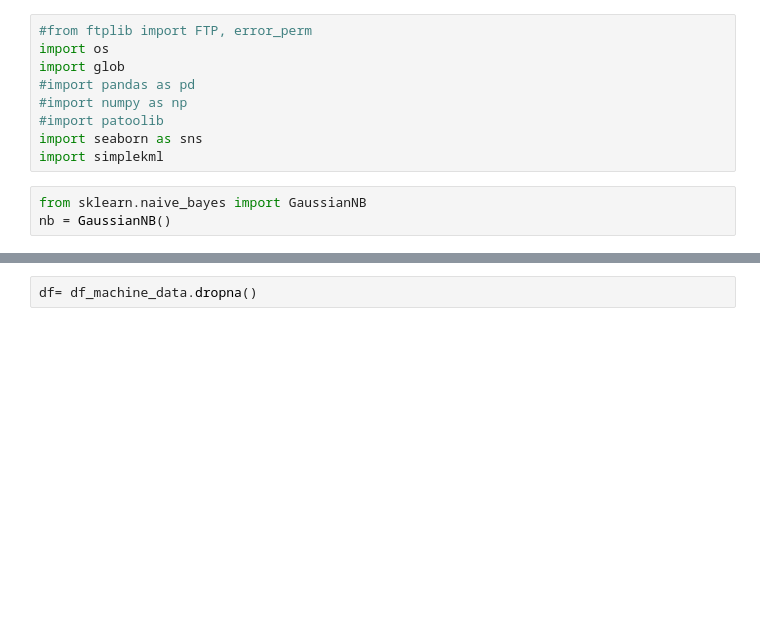
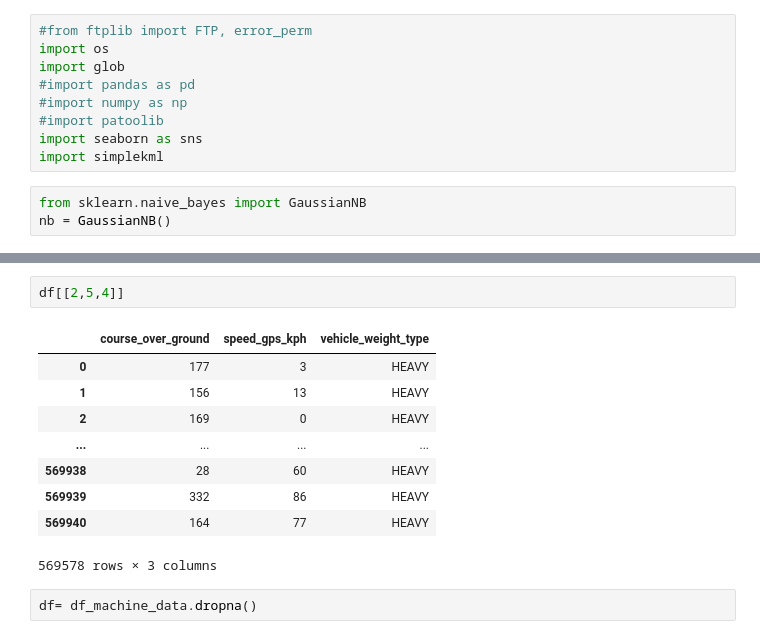
Before and after one commit to EROADdataAnalysis/EROAD, a Jupyter notebook: Supervised Learning_Q3_Predict_Bus_Or_Truck.ipynb, the cells around one changed output, grey strips where cells are left out. Drawn from its saved outputs; the diff is of its cells as text; blank space fills up the shorter version.

```diff
--- a/Supervised Learning_Q3_Predict_Bus_Or_Truck.ipynb
+++ b/Supervised Learning_Q3_Predict_Bus_Or_Truck.ipynb
@@ -134,2 +139,14 @@ df_machine_data.head()
+# %%
+df[[2,5,4]]
+# %% [output]
+|  | course_over_ground | speed_gps_kph | vehicle_weight_type |
+| 0 | 177 | 3 | HEAVY |
+| 1 | 156 | 13 | HEAVY |
+| 2 | 169 | 0 | HEAVY |
+| ... | ... | ... | ... |
+| 569938 | 28 | 60 | HEAVY |
+| 569939 | 332 | 86 | HEAVY |
+| 569940 | 164 | 77 | HEAVY |
+569578 rows × 3 columns
 # %%
 df= df_machine_data.dropna()
```
Also changed, not shown: parts of 10 cells of this notebook.
